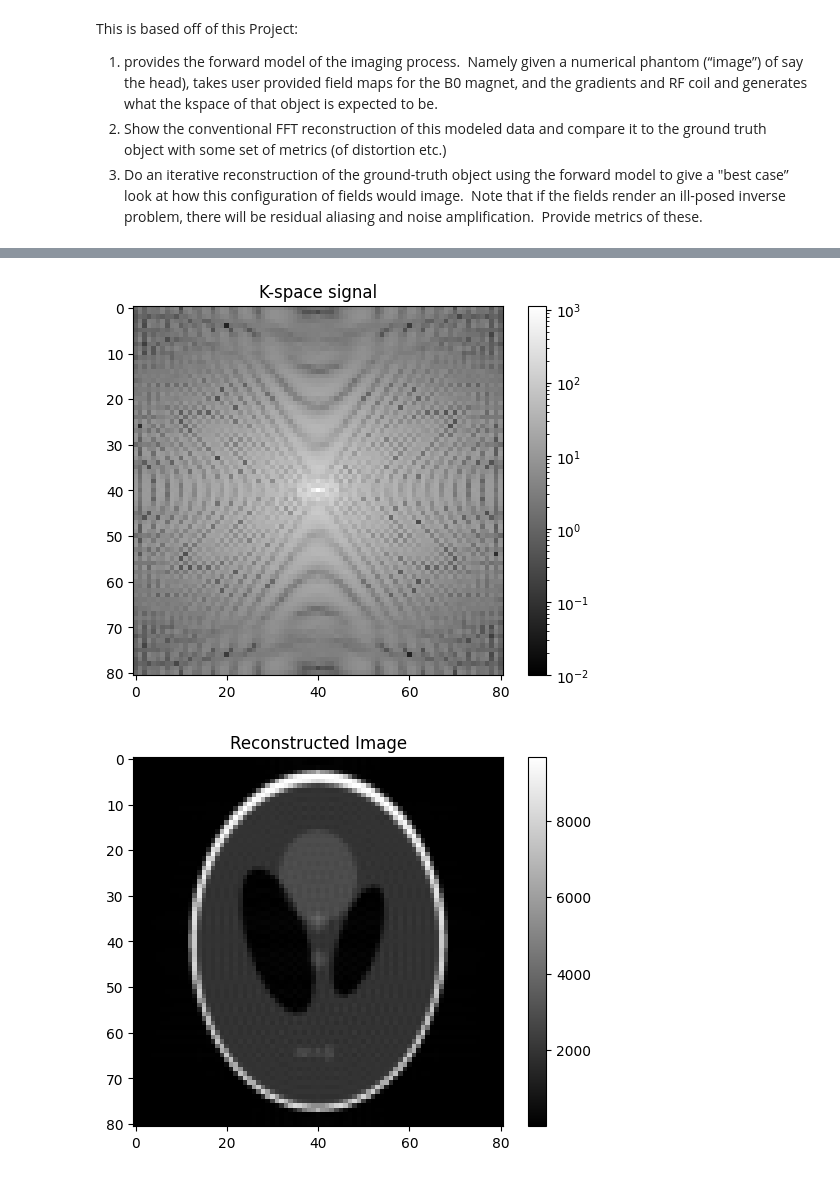
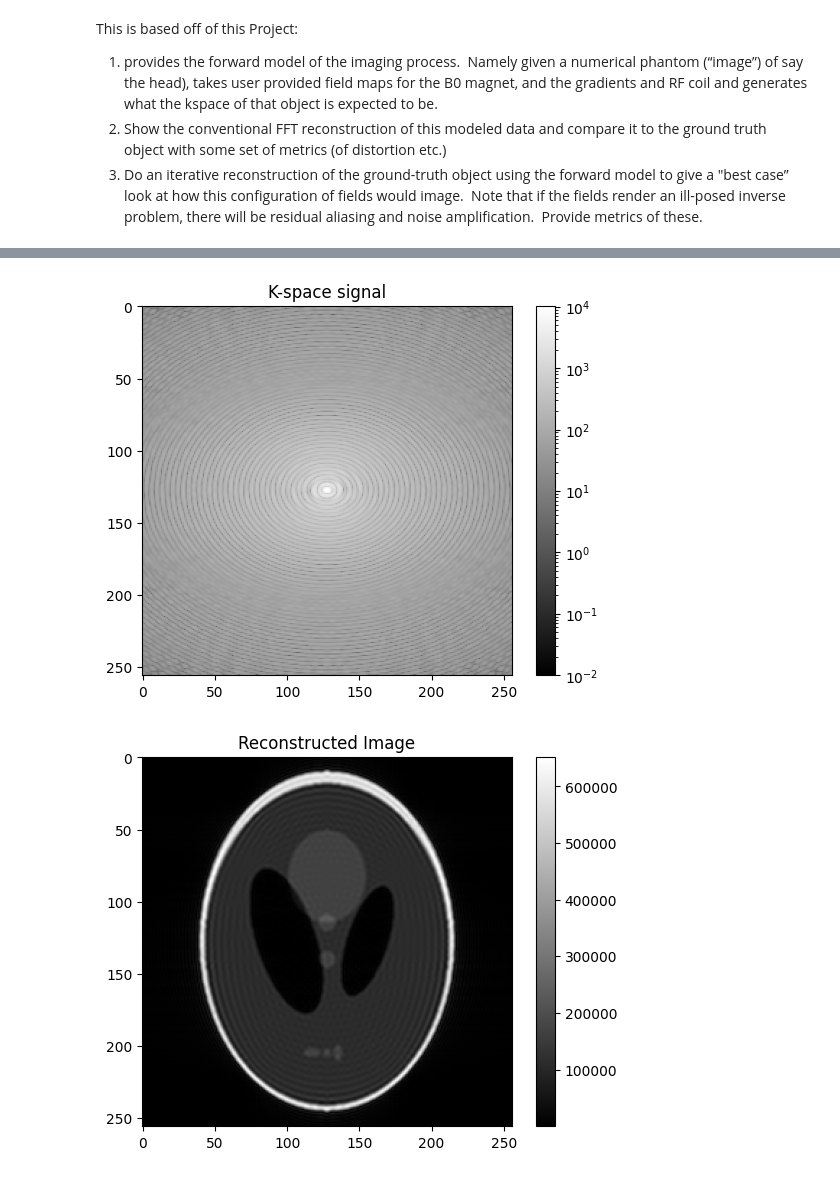
Before and after one commit to MaxStrey/Martinos_MR, a Jupyter notebook: Martinos_project/phantom_generation/phantom_6.ipynb, the cells around one changed output, grey strips where cells are left out. Drawn from its saved outputs; the diff is of its cells as text; code cells hidden in the pictures.

```diff
--- a/Martinos_project/phantom_generation/phantom_6.ipynb
+++ b/Martinos_project/phantom_generation/phantom_6.ipynb
@@ -15,11 +15,11 @@ import pandas as pd
 
 # Re-generate and resize Shepp-Logan phantom
 phantom = shepp_logan_phantom()
-phantom = resize(phantom, (81, 81))
+phantom = resize(phantom, (256, 256))
 phantom = phantom * (1 + 1j)  # Make the phantom complex
 
 
-N_spins = 81  # Number of spins in the phantom
+N_spins = 256  # Number of spins in the phantom
 # # Phantom is a 2D delta function (single point in the center)
 # phantom = np.zeros((N_spins, N_spins), dtype=np.complex128)
 # phantom[N_spins//2, N_spins//2] = 1
@@ -37,12 +37,8 @@ plt.imshow(np.abs(phantom), cmap='gray')
 plt.show()
 
 
-
-
-
-
 gamma = 42.58e6  # Gyromagnetic ratio for hydrogen in Hz/T
-g_mult = 6 # Gradient multiplication factor
+g_mult = 8 # Gradient multiplication factor
 Gx = 0.004755753 * g_mult  # Gradient strength in T/m
 Gy = 0.004755753 * g_mult # Gradient strength in T/m
 #B0 = 1.0  # B0 field in T
@@ -88,36 +84,36 @@ plt.title('K-space signal')
 plt.colorbar()
 plt.show()
 # %% [output]
-[figure, old version]
+[figure, new version]
 # %%
 x_values_1 = np.linspace(-FOV / 2, FOV / 2, N_spins)
 y_values_1 = np.linspace(-FOV / 2, FOV / 2, N_spins)
 
 
 def inverse_fourier_2d(k_space):
     # Allocate a space for the output image
     image = np.zeros((N_spins, N_spins), dtype=np.complex128)
 
+    # Create a grid of k-space indices
+    i_values, j_values = np.meshgrid(np.arange(N_spins), np.arange(N_spins), indexing='ij')
+
     # Iterate through each pixel in k-space
     for m in range(N_spins):
         for n in range(N_spins):
-            # For each pixel, calculate the inverse Fourier transform
-            for i in range(N_spins):
-                for j in range(N_spins):
-                    image[m, n] += k_space[i, j] * np.exp(1j * (kx_values[i] * x_values_1[m] + ky_values[j] * y_values_1[n]))
-
-
+            # Calculate the inverse Fourier transform using vectorized operations
+            image[m, n] = np.sum(k_space * np.exp(1j * (kx_values[i_values] * x_values_1[m] + ky_values[j_values] * y_values_1[n])))
 
     return image
+
 
 # Apply the inverse Fourier transform to the k-space data
 reconstructed_image = inverse_fourier_2d(k_space)
 
 # Plot the absolute value of the reconstructed image
 plt.figure()
 plt.imshow(np.abs(reconstructed_image), cmap='gray')
 plt.colorbar()
 plt.title('Reconstructed Image')
 plt.show()
 # %% [output]
-[figure, old version]
+[figure, new version]
```
Also changed, not shown: parts of 1 cell of this notebook.
